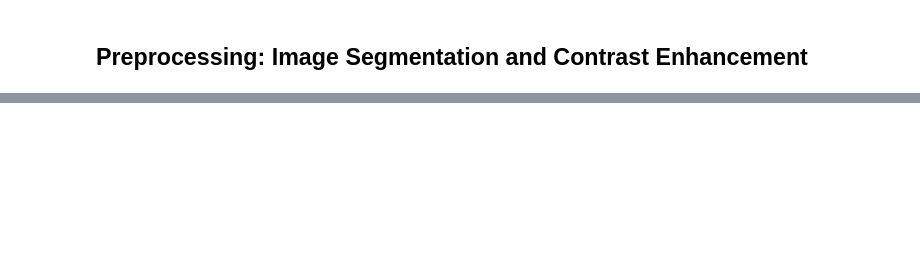
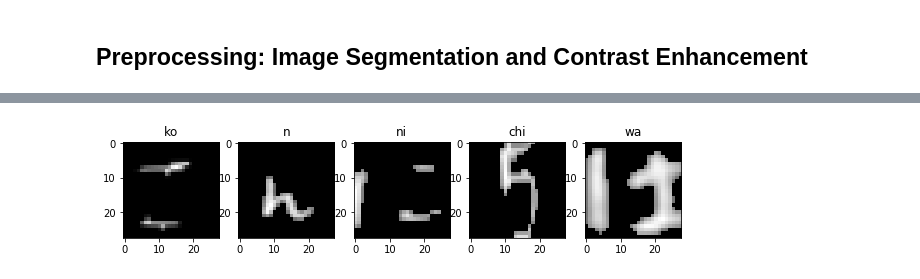
Before and after one commit to laasya98/H4, a Jupyter notebook: h4.ipynb, the cells around one changed output, grey strips where cells are left out. Cells and saved outputs as stored; diff of their text form; code cells hidden in the pictures; blank space fills up the shorter version.

```diff
--- a/h4.ipynb
+++ b/h4.ipynb
@@ -358,0 +384,78 @@ top 3 results for  wa :  せ ,  け ,  め
+# %%
+##### Predictions ##########
+
+# predict_char(char, name) takes the pre processed image [char], plus the string pronunciation [name]
+# and applies the trained neural network [model] to display the three most likely hiragana classifications
+def predict_char(char, name):
+    pred = model.predict(char)
+
+    sort = pred.argsort()[0]
+    res = sort[-1]
+    snd = sort[-2]
+    thr = sort[-3]
+
+
+
+#     if name == "wa":
+#         # 31 hmm
+#         print(pred)
+#         print(sort)
+#         print(max(pred[0]),pred[0][25])
+#         print(49-np.where(sort == 25)[0])
+
+    m1 = map_unicode[res]
+    m2 = map_unicode[snd]
+    m3 = map_unicode[thr]
+
+    p = m1
+
+    if map_unicode_char[name] == m2:
+        p = m2
+    elif map_unicode_char[name] == m3:
+        p = m3
+
+#     if name == "chi":
+        # 31 hmm
+#         print(np.sort(pred))
+#         print(sort)
+#         print(max(pred[0]),pred[0][16])
+#        print("For chi, 3rd most likely is actually 11th most likely")
+#         print(49-np.where(sort == 16)[0])
+#         p = m3
+
+    print("top 3 character numbers: ", res, ", ", snd, ", ", thr)
+    print("top 3 results for ",name, ": ", m1, ", ", m2, ", ", m3 )
+    print("")
+
+    return p
+
+
+ko_pred = predict_char(ko, "ko")
+n_pred = predict_char(n, "n")
+ni_pred = predict_char(ni, "ni")
+chi_pred = predict_char(chi, "chi")
+wa_pred = predict_char(wa, "wa")
+
+
+# print(map_unicode[16])
+
+
+##### Display ##########
+
+fig = plt.figure(figsize=(10,10))
+fig.add_subplot(1,5,1)
+plt.imshow(im_ko, cmap = "gray")
+plt.title("ko")
+fig.add_subplot(1,5,2)
+plt.imshow(im_n, cmap = "gray")
+plt.title("n")
+fig.add_subplot(1,5,3)
+plt.imshow(im_ni, cmap = "gray")
+plt.title("ni")
+fig.add_subplot(1,5,4)
+plt.imshow(im_chi, cmap = "gray")
+plt.title("chi")
+fig.add_subplot(1,5,5)
+plt.imshow(im_wa, cmap = "gray")
+plt.title("wa");
+# %% [output]
@@ -358,0 +476 @@ top 3 results for  wa :  せ ,  け ,  め
+[figure, added]
```
Also changed, not shown: parts of 18 cells of this notebook.
